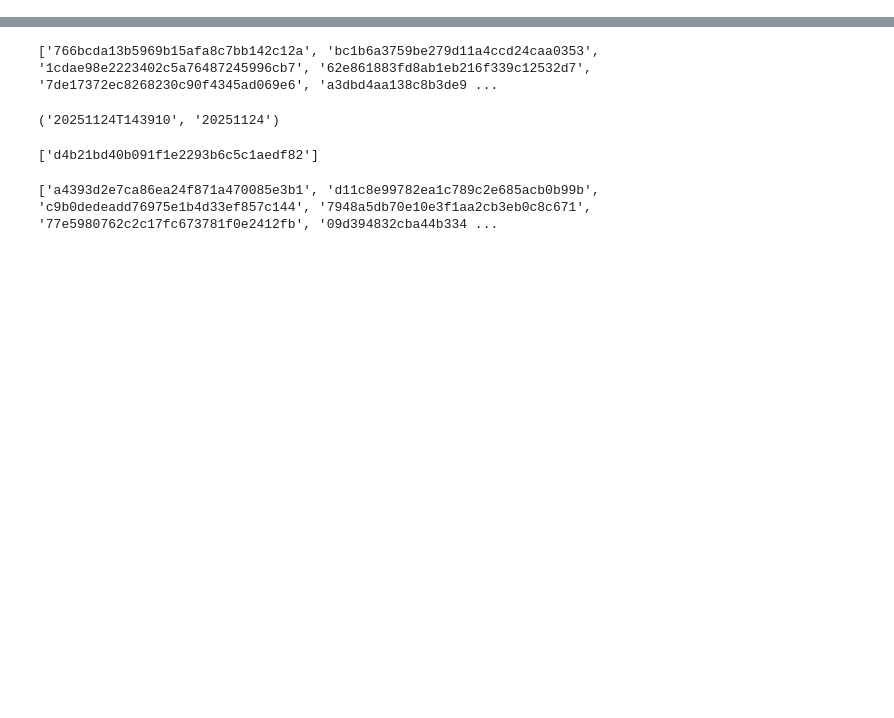
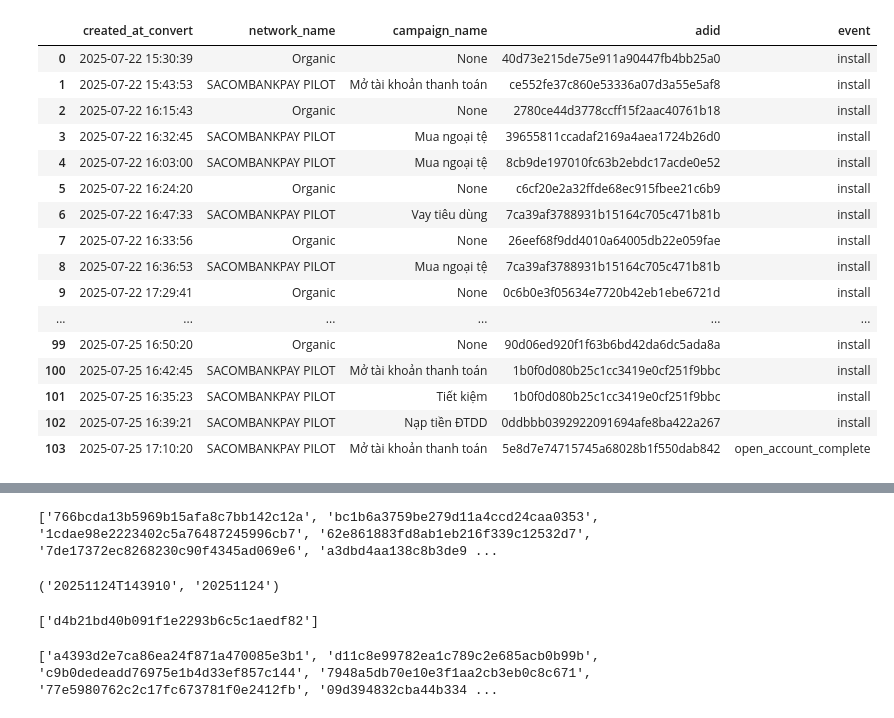
Before and after one commit to HieuNguyenPhi/ADJ_JOBS, a Jupyter notebook: Adhoc.ipynb, the cells around one changed output, grey strips where cells are left out. Drawn from its saved outputs; the diff is of its cells as text; code cells hidden in the pictures; blank space fills up the shorter version.

```diff
--- a/Adhoc.ipynb
+++ b/Adhoc.ipynb
@@ -0,0 +14,5 @@
+# %%
+import polars as pl
+i = '2025-11-10'
+
+print(pl.date(2025,11,10))
@@ -5,9 +26,8 @@ import os
 pd.set_option('display.max_columns', None)
 pd.set_option('display.max_rows', None)
 
-
-account_name = os.getenv('ACCOUNT_NAME')
-account_key = os.getenv('ACCOUNT_KEY')
+account_name = "ststbrawadjrsbxsea001"
+account_key = "EvVJvH/9JGncF743x9hLYWWedJCjbch8UGm81uu5tkEpNOoi8qc3Q+QvisTTg1aTZh1c3FCBvS5W+AStjHx5tg=="
 storage_options = {
     "account_name": account_name,
     "account_key":  account_key,
@@ -81,0 +119,58 @@ data_frame.to_excel(f"AdhocOutput/{date}/Prod_AT-Oct_{now}.xlsx", index=False)
+# %%
+start_date = '2025-07-22'
+end_date = '2025-11-28'
+need_call = pd.date_range(start_date, end_date).strftime("%Y-%m-%d").tolist()
+from datetime import datetime, timezone, timedelta
+timezone_offset = 7.0
+tzinfo = timezone(timedelta(hours=timezone_offset))
+now = datetime.now(tz=tzinfo).strftime("%Y%m%dT%H%M%S")
+date = datetime.now(tz=tzinfo).strftime("%Y%m%d")
+print((now,date))
+import os
+os.makedirs(f'AdhocOutput/{date}',exist_ok=True)
+
+from tqdm import tqdm
+import re
+dfs = []
+for i in tqdm(need_call):
+# for i in ['2025-10-10','2025-10-11']:
+    df = pl.scan_parquet(f"az://adjuststbuatprocessed/live/output/{i}.parquet",
+                         storage_options=storage_options,
+                         glob = True)
+
+    colnames = [re.findall(r'(?<=\{)[^}]+(?=\})', i)[0] for i in list(df.collect_schema())[:-1]] + [list(df.collect_schema())[-1]]
+    col_dic = {key:val for key, val in zip(list(df.collect_schema()), colnames)}
+    df = df.rename(col_dic)
+    df = df.with_columns(
+        (pl.from_epoch('created_at', time_unit='s') + pl.duration(hours = 7)).alias('created_at_convert'),
+        (pl.from_epoch('installed_at', time_unit='s') + pl.duration(hours = 7)).alias('installed_at_convert'),
+        (pl.from_epoch('engagement_time', time_unit='s') + pl.duration(hours = 7)).alias('engagement_time_convert')
+    ).with_columns(
+        pl.col('created_at_convert').dt.date().alias('created_at_convert_date'),
+        pl.col('installed_at_convert').dt.date().alias('installed_at_convert_date'),
+        pl.col('engagement_time_convert').dt.date().alias('engagement_time_convert_date'),
+        cif=(
+            pl.when(
+                pl.col("partner_parameters").is_not_null()
+                | (pl.col("partner_parameters") != "")
+            )
+            .then(
+                pl.coalesce(pl.col("partner_parameters").str.json_path_match("$.userid"),
+                            pl.col("partner_parameters").str.json_path_match("$.userId"),
+                            pl.col("partner_parameters").str.json_path_match("$.userid:"),
+                            pl.col("partner_parameters").str.json_path_match("$.userId:"))  # → "20516726"
+            )
+            .otherwise(None)
+        )
+    )
+    _a = df.with_columns(pl.coalesce(pl.col.event_name, pl.col.activity_kind).alias('event')).filter(
+        (pl.col.event.is_in(['install','open_account_complete'])),
+        # pl.col.created_at_convert_date == (pl.date(int(i[:4]),int(i[5:7]),int(i[8:10])))
+    ).select(['created_at_convert','network_name','campaign_name', 'adid','event']).collect().to_pandas()
+
+    dfs.append(_a)
+    # if i == '2025-07-25': break
+data_frame_2 = pd.concat(dfs, axis = 0, ignore_index=True)
+# data_frame_2
+# data_frame.to_excel(f"AdhocOutput/{date}/Prod_AT-Oct_{now}.xlsx", index=False)
+# %% [output]
@@ -82,3 +178,20 @@ data_frame.to_excel(f"AdhocOutput/{date}/Prod_AT-Oct_{now}.xlsx", index=False)
+|  | created_at_convert | network_name | campaign_name | adid | event |
+| 0 | 2025-07-22 15:30:39 | Organic | None | 40d73e215de75e911a90447fb4bb25a0 | install |
+| 1 | 2025-07-22 15:43:53 | SACOMBANKPAY PILOT | Mở tài khoản thanh toán | ce552fe37c860e53336a07d3a55e5af8 | install |
+| 2 | 2025-07-22 16:15:43 | Organic | None | 2780ce44d3778ccff15f2aac40761b18 | install |
+| 3 | 2025-07-22 16:32:45 | SACOMBANKPAY PILOT | Mua ngoại tệ | 39655811ccadaf2169a4aea1724b26d0 | install |
+| 4 | 2025-07-22 16:03:00 | SACOMBANKPAY PILOT | Mua ngoại tệ | 8cb9de197010fc63b2ebdc17acde0e52 | install |
+| 5 | 2025-07-22 16:24:20 | Organic | None | c6cf20e2a32ffde68ec915fbee21c6b9 | install |
+| 6 | 2025-07-22 16:47:33 | SACOMBANKPAY PILOT | Vay tiêu dùng | 7ca39af3788931b15164c705c471b81b | install |
+| 7 | 2025-07-22 16:33:56 | Organic | None | 26eef68f9dd4010a64005db22e059fae | install |
+| 8 | 2025-07-22 16:36:53 | SACOMBANKPAY PILOT | Mua ngoại tệ | 7ca39af3788931b15164c705c471b81b | install |
+| 9 | 2025-07-22 17:29:41 | Organic | None | 0c6b0e3f05634e7720b42eb1ebe6721d | install |
+| ... | ... | ... | ... | ... | ... |
+| 99 | 2025-07-25 16:50:20 | Organic | None | 90d06ed920f1f63b6bd42da6dc5ada8a | install |
+| 100 | 2025-07-25 16:42:45 | SACOMBANKPAY PILOT | Mở tài khoản thanh toán | 1b0f0d080b25c1cc3419e0cf251f9bbc | install |
+| 101 | 2025-07-25 16:35:23 | SACOMBANKPAY PILOT | Tiết kiệm | 1b0f0d080b25c1cc3419e0cf251f9bbc | install |
+| 102 | 2025-07-25 16:39:21 | SACOMBANKPAY PILOT | Nạp tiền ĐTDD | 0ddbbb0392922091694afe8ba422a267 | install |
+| 103 | 2025-07-25 17:10:20 | SACOMBANKPAY PILOT | Mở tài khoản thanh toán | 5e8d7e74715745a68028b1f550dab842 | open_account_complete |
 # %%
 paths = [f'AdhocOutput/{date}/prod_AT-{i}_{now}.csv' for i in need_call]
 data_frame = pd.concat([pd.read_csv(path) for path in paths], axis = 0, ignore_index=True)
```
Also changed, not shown: parts of 5 cells of this notebook.
